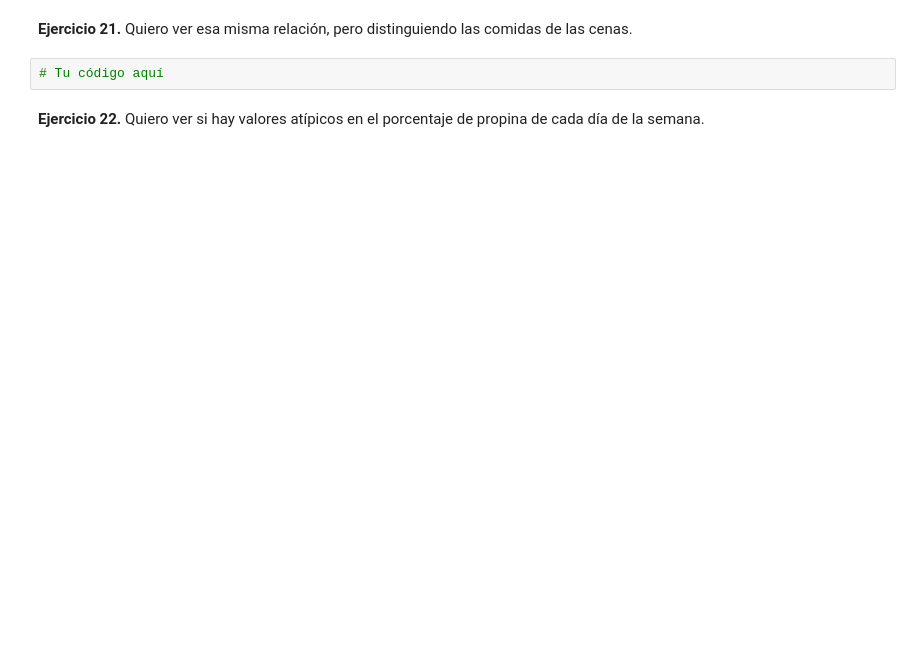
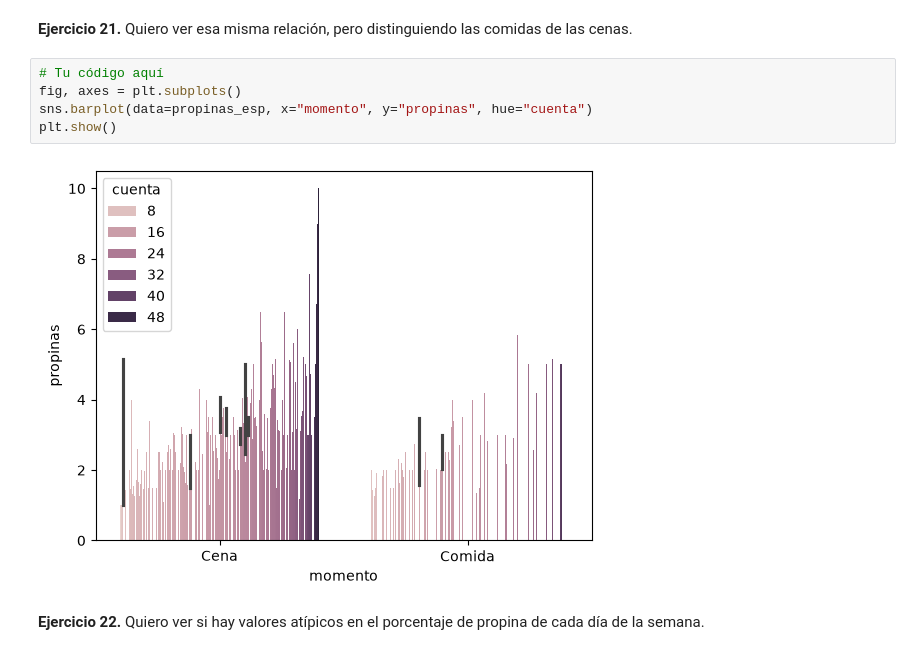
Before and after one commit to Flavs345009/ml-course, a Jupyter notebook: workspace/01_actividad_numpy_pandas.ipynb, the cells around one changed output. Saved outputs shown, nothing was run; the diff lists cells and outputs as text; blank space fills up the shorter version.

```diff
--- a/workspace/01_actividad_numpy_pandas.ipynb
+++ b/workspace/01_actividad_numpy_pandas.ipynb
@@ -853,6 +858,11 @@ TypeError: Data source must be a DataFrame or Mapping, not <class 'pandas.Series
 **Ejercicio 21.** Quiero ver esa misma relación, pero distinguiendo las comidas de las cenas.
 # %%
 # Tu código aquí
+fig, axes = plt.subplots()
+sns.barplot(data=propinas_esp, x="momento", y="propinas", hue="cuenta")
+plt.show()
+# %% [output]
+[figure, added]
 # %% [markdown]
 **Ejercicio 22.** Quiero ver si hay valores atípicos en el porcentaje de propina de cada día de la semana.
 # %%
```
Also changed, not shown: parts of 5 cells of this notebook.
